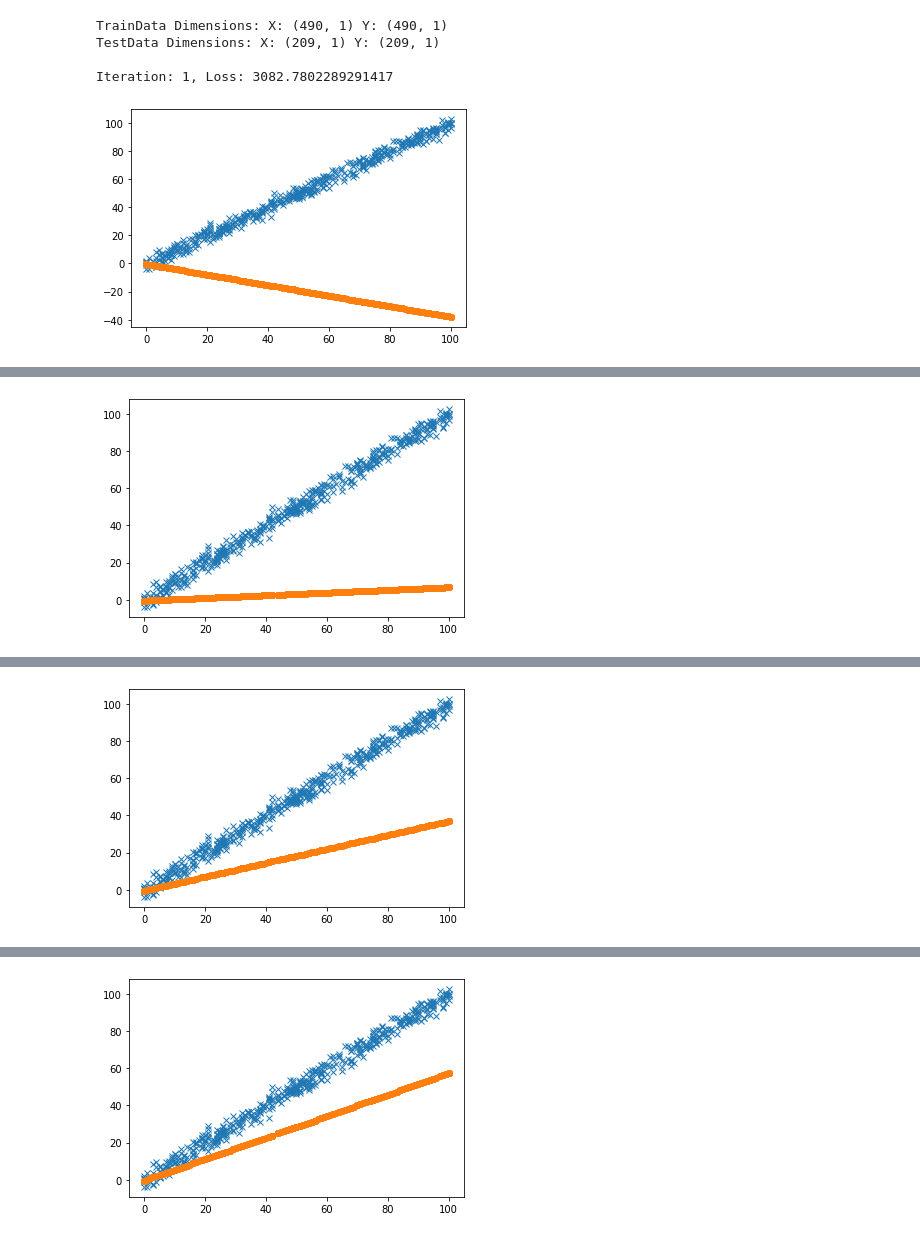
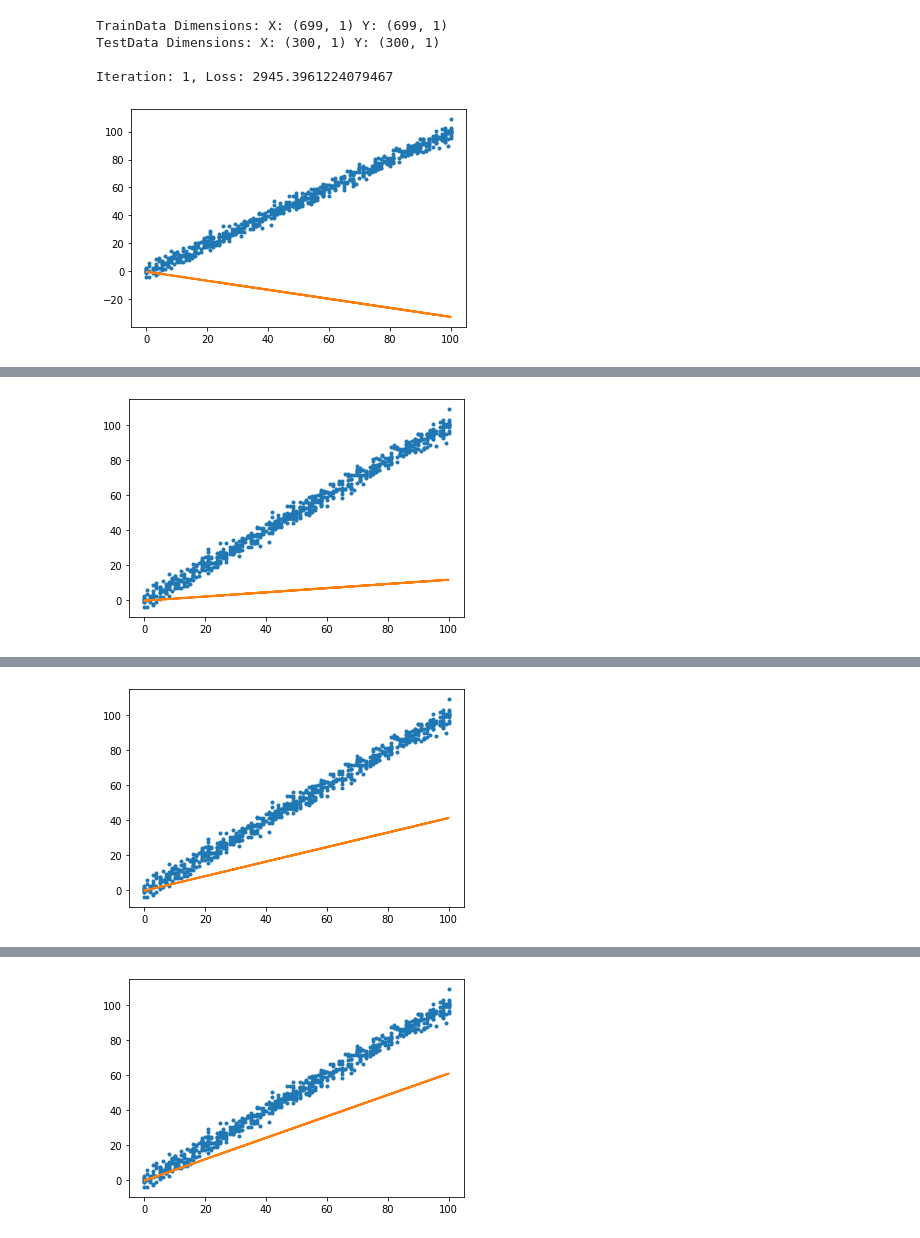
Before and after one commit to RajuMaramulla/Machine-Learning-Algorithms, a Jupyter notebook: 1_LinearRegression.ipynb, the cells around one changed output, grey strips where cells are left out. Saved outputs shown, nothing was run; the diff lists cells and outputs as text; code cells hidden in the pictures.

```diff
--- a/1_LinearRegression.ipynb
+++ b/1_LinearRegression.ipynb
@@ -6,27 +6,26 @@ import matplotlib.pyplot as plt
 
 #Download the dataset from Kaggle
 #https://www.kaggle.com/andonians/random-linear-regression/data
-file_path = r'C:\Users\User\Downloads\archive\train.csv'
+train_path = r'C:\Users\User\Downloads\archive\train.csv'
+test_path = r'C:\Users\User\Downloads\archive\test.csv'
 
 #Read the dataset
-data = pd.read_csv(file_path)
+train = pd.read_csv(train_path)
+test = pd.read_csv(test_path)
 
 #Clean dataset for null values(if any)
-data = data.dropna()
+train = train.dropna()
 
 #Set Hyperparameter values
-iterations = 10
+iterations = 20
 learning_rate = 0.0001
 
-#Split the dataset into train and test sets
-test_ratio = 0.3
-split_index = data.shape[0] - int(data.shape[0] * test_ratio)
+#Store data and labels separately
+train_data = np.array(train.x).reshape(train.shape[0], 1)
+train_labels = np.array(train.y).reshape(train.shape[0], 1)
 
-train_data = np.array(data.x[0:split_index]).reshape(split_index, 1)
-train_labels = np.array(data.y[0:split_index]).reshape(split_index, 1)
-
-test_data = np.array(data.x[split_index:]).reshape(data.shape[0] - split_index, 1)
-test_labels = np.array(data.y[split_index:]).reshape(data.shape[0] - split_index, 1)
+test_data = np.array(test.x).reshape(test.shape[0], 1)
+test_labels = np.array(test.y).reshape(test.shape[0], 1)
 
 print("TrainData Dimensions: X: {} Y: {} \nTestData Dimensions: X: {} Y: {} \n"
       .format(train_data.shape, train_labels.shape, test_data.shape, test_labels.shape))
@@ -40,38 +39,38 @@ plt.figure()
 for iteration in range(iterations):
 
     #Forward propagation
     predictions = np.multiply(weight, train_data) + bias
 
     #CostFunction(MSE: Mean Squared Error)
     cost = np.mean((train_labels - predictions) ** 2) * 0.5
     print("Iteration: {}, Loss: {}".format(iteration+1, cost))
 
     #Plot the current status
-    plt.plot(train_data, train_labels, 'x')
-    plt.plot(train_data, predictions, 'o')
+    plt.plot(train_data, train_labels, '.')
+    plt.plot(train_data, predictions, linewidth=2)
     plt.show()
 
     #Gradient Descent for back propagation
     cost_derivative = (train_labels - predictions) * -1
     derivative_wrt_weight = np.mean(np.multiply(train_data, cost_derivative))
     derivative_wrt_bias = np.mean(cost_derivative)
 
     #Update weight & bias parameters
     weight = weight - learning_rate * derivative_wrt_weight
     bias = bias - learning_rate * derivative_wrt_bias
 
 #Testing
 test_predictions = test_data * weight + bias
 cost_test = np.mean((test_labels - test_predictions) ** 2) * 0.5
 print("Model performance on test data \nCost: {}".format(cost_test))
 
 plt.figure()
-plt.plot(test_data, test_labels, 'x')
-plt.plot(test_data, test_predictions, 'o')
+plt.plot(test_data, test_labels, '.')
+plt.plot(test_data, test_predictions, linewidth=2)
 plt.show()
 # %% [output]
-TrainData Dimensions: X: (490, 1) Y: (490, 1)
-TestData Dimensions: X: (209, 1) Y: (209, 1)
+TrainData Dimensions: X: (699, 1) Y: (699, 1)
+TestData Dimensions: X: (300, 1) Y: (300, 1)
 
-Iteration: 1, Loss: 3082.7802289291417
+Iteration: 1, Loss: 2945.3961224079467
-[figure, old version]
+[figure, new version]
@@ -79 +78 @@ Iteration: 2, Loss: 1412.1298749715086
-[figure, old version]
+[figure, new version]
@@ -81 +80 @@ Iteration: 3, Loss: 648.0069990614483
-[figure, old version]
+[figure, new version]
@@ -83 +82 @@ Iteration: 4, Loss: 298.51210430301535
-[figure, old version]
+[figure, new version]
```
Also changed, not shown: parts of 1 cell of this notebook.
